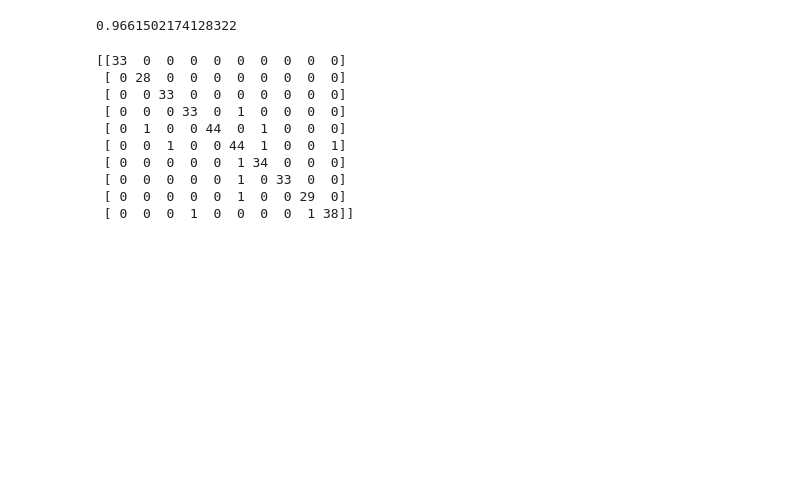
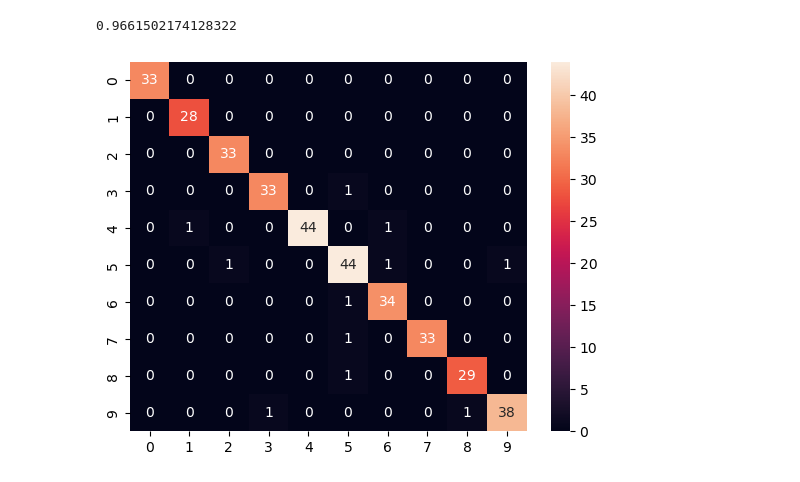
Before and after one commit to PrajaktaVinayYadav/Predicting-Numbers-using-Logistic-Regression, a Jupyter notebook: Predicting Numbers using Logistic Regression.ipynb, the cells around one changed output. Cells and saved outputs as stored; diff of their text form; code cells hidden in the pictures; blank space fills up the shorter version.

```diff
--- a/Predicting Numbers using Logistic Regression.ipynb
+++ b/Predicting Numbers using Logistic Regression.ipynb
@@ -63,16 +63,8 @@ r2_score(y_pred,y_test)
 # %%
 from sklearn import metrics
 cm = metrics.confusion_matrix(y_test,y_pred)
-# %%
-print(cm)
-# %% [output]
-[[33  0  0  0  0  0  0  0  0  0]
- [ 0 28  0  0  0  0  0  0  0  0]
- [ 0  0 33  0  0  0  0  0  0  0]
- [ 0  0  0 33  0  1  0  0  0  0]
- [ 0  1  0  0 44  0  1  0  0  0]
- [ 0  0  1  0  0 44  1  0  0  1]
- [ 0  0  0  0  0  1 34  0  0  0]
- [ 0  0  0  0  0  1  0 33  0  0]
- [ 0  0  0  0  0  1  0  0 29  0]
- [ 0  0  0  1  0  0  0  0  1 38]]
+# %%
+sns.heatmap(cm, annot=True, fmt='d')
+plt.show()
+# %% [output]
+[figure, added]
```
